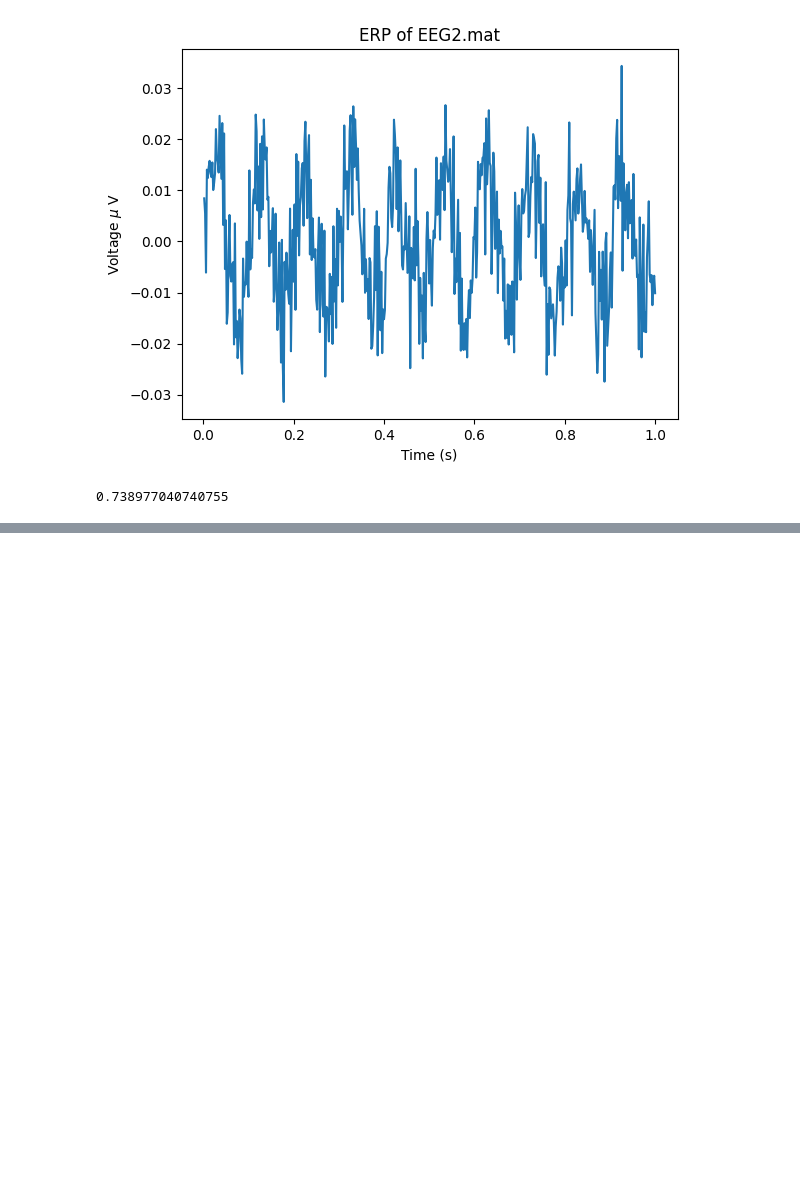
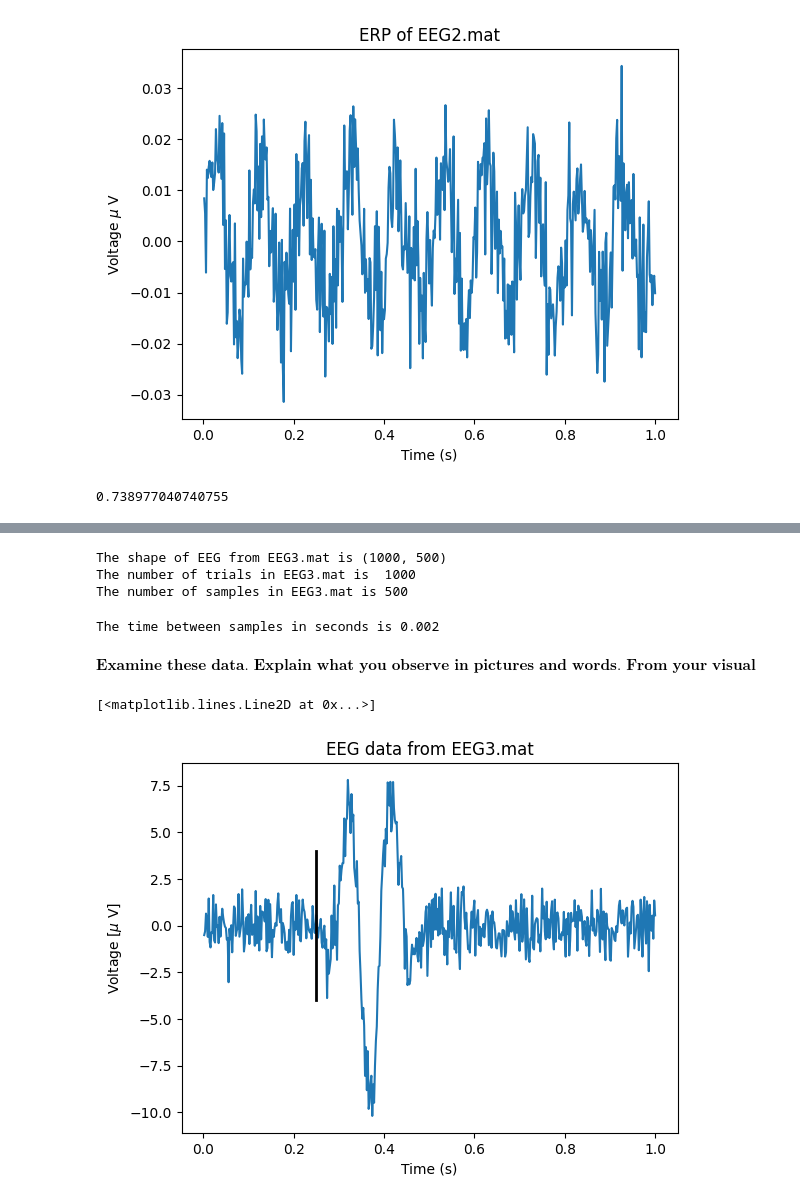
Before and after one commit to witchofizalith/MA665_HW, a Jupyter notebook: Assignment5_ERP/HW5.ipynb, the cells around one changed output, grey strips where cells are left out. Saved outputs shown, nothing was run; the diff lists cells and outputs as text; code cells hidden in the pictures; blank space fills up the shorter version.

```diff
--- a/Assignment5_ERP/HW5.ipynb
+++ b/Assignment5_ERP/HW5.ipynb
@@ -100,0 +115,29 @@ Explain in a few sentences the results of your analysis, as you would to a colla
+# %%
+print('The shape of EEG from EEG3.mat is', np.shape(EEG3))
+
+ntrials3 = np.shape(EEG3)[0]
+print('The number of trials in EEG3.mat is ', ntrials3)
+
+nsamples3 = np.shape(EEG3)[1]
+print("The number of samples in EEG3.mat is", nsamples3)
+# %% [output]
+The shape of EEG from EEG3.mat is (1000, 500)
+The number of trials in EEG3.mat is  1000
+The number of samples in EEG3.mat is 500
+# %%
+# a. What is the time between samples (dt) in seconds?
+dt3 = t[1] - t[0]
+print('The time between samples in seconds is', dt3)
+# %% [output]
+The time between samples in seconds is 0.002
+# %% [markdown]
+ $\textbf{Examine these data. Explain what you observe in pictures and words. From your visual inspection, do you expect to find an ERP in these data?}$
+# %%
+plt.plot(t, EEG3[0,:])                               # Plot something useful.
+plt.xlabel('Time (s)')                             # Label the x-axis ...
+plt.ylabel('Voltage [$\mu$ V]')                             # Label the y-axis ...
+plt.title('EEG data from EEG3.mat')                              # Add a title ...
+plt.plot([0.25, 0.25], [-4,4], 'k', lw=2)   # Add a vertical line to indicate the stimulus time
+# %% [output]
+[<matplotlib.lines.Line2D at 0x...>]
+[figure, added]
```
Also changed, not shown: parts of 34 cells of this notebook.
